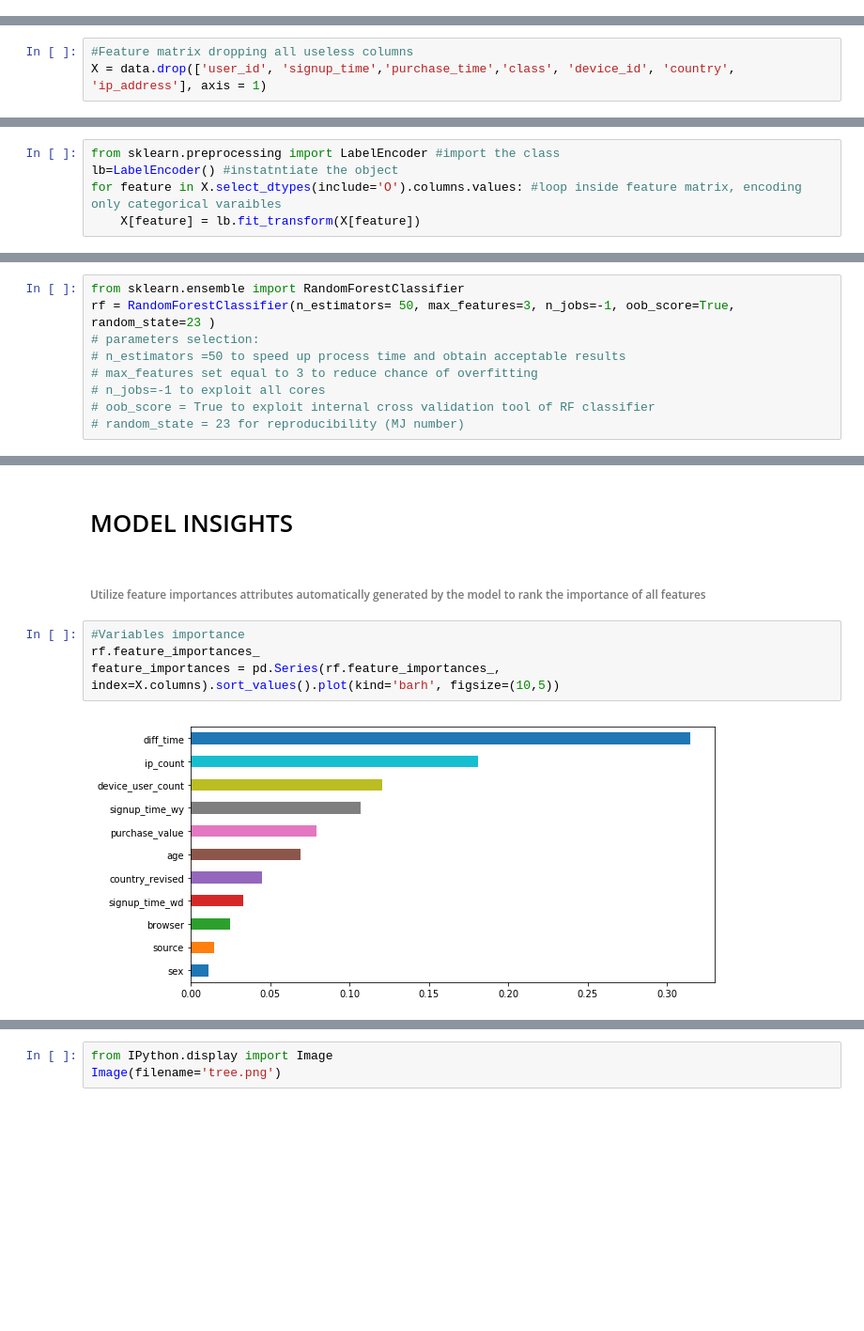
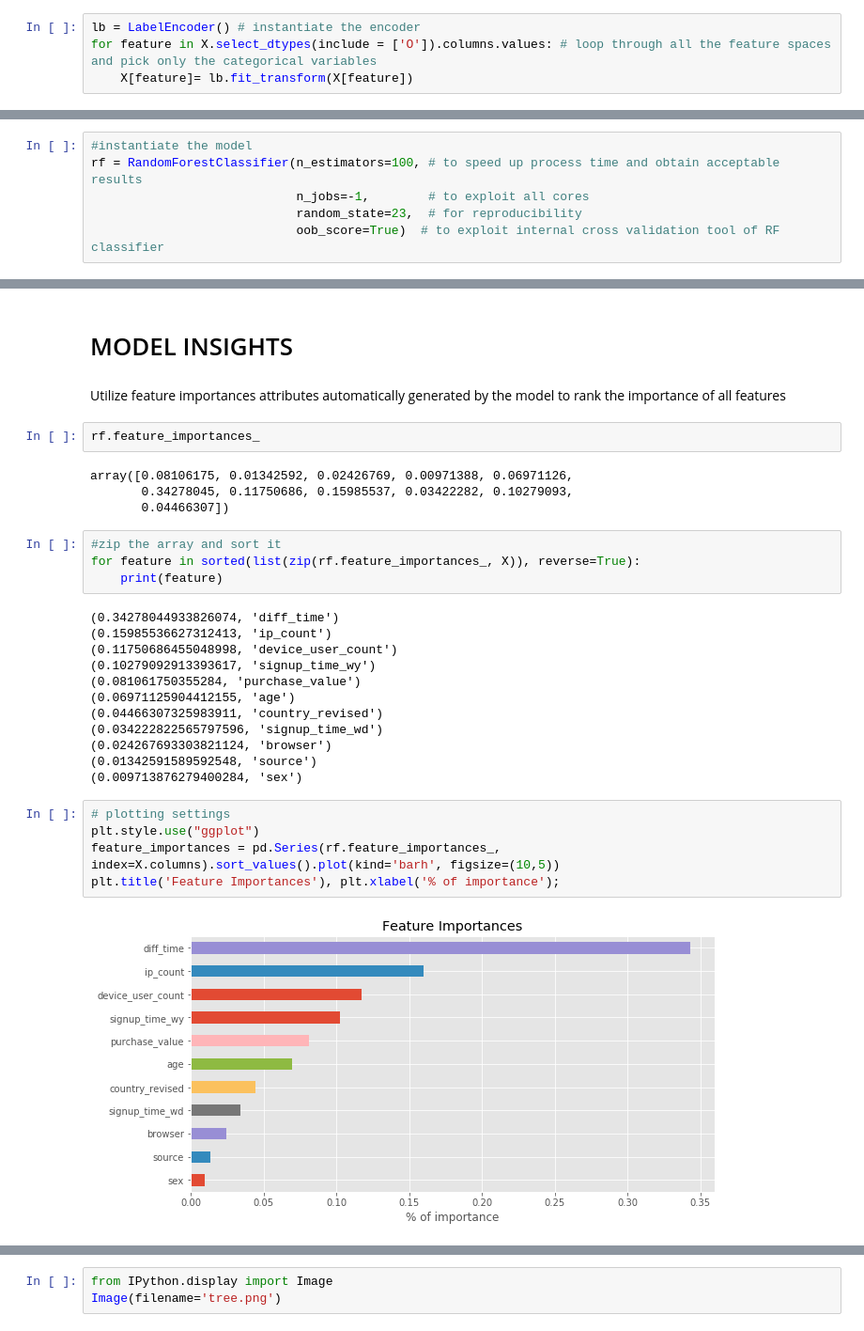
Before and after one commit to bruno-raffa/Fraud-Detection, a Jupyter notebook: Notebook.ipynb, the cells around one changed output, grey strips where cells are left out. Shown at 94% size. Saved outputs shown, nothing was run; the diff lists cells and outputs as text; blank space fills up the shorter version.

```diff
--- a/Notebook.ipynb
+++ b/Notebook.ipynb
@@ -193,0 +246,4 @@ print('% of frauds')
+# %%
+lb = LabelEncoder() # instantiate the encoder
+for feature in X.select_dtypes(include = ['O']).columns.values: # loop through all the feature spaces and pick only the categorical variables
+    X[feature]= lb.fit_transform(X[feature])
@@ -194,6 +283,3 @@ print('% of frauds')
 # %%
 #Response Variable
 y = data['class']
-# %%
-#Feature matrix dropping all useless columns
-X = data.drop(['user_id', 'signup_time','purchase_time','class', 'device_id', 'country', 'ip_address'], axis = 1)
@@ -229,5 +285,0 @@ dtype: int64
-# %%
-from sklearn.preprocessing import LabelEncoder #import the class
-lb=LabelEncoder() #instatntiate the object
-for feature in X.select_dtypes(include='O').columns.values: #loop inside feature matrix, encoding only categorical varaibles
-    X[feature] = lb.fit_transform(X[feature])
@@ -249,12 +293,9 @@ X_train, X_test, y_train, y_test = train_test_split(X,y, test_size = 0.33) # spl
 # %%
-from sklearn.ensemble import RandomForestClassifier
-rf = RandomForestClassifier(n_estimators= 50, max_features=3, n_jobs=-1, oob_score=True, random_state=23 )
-# parameters selection:
-# n_estimators =50 to speed up process time and obtain acceptable results
-# max_features set equal to 3 to reduce chance of overfitting
-# n_jobs=-1 to exploit all cores
-# oob_score = True to exploit internal cross validation tool of RF classifier
-# random_state = 23 for reproducibility (MJ number)
+#instantiate the model
+rf = RandomForestClassifier(n_estimators=100, # to speed up process time and obtain acceptable results
+                            n_jobs=-1,        # to exploit all cores
+                            random_state=23,  # for reproducibility
+                            oob_score=True)  # to exploit internal cross validation tool of RF classifier
 # %%
 # train the model
 rf.fit(X_train, y_train)
@@ -400,10 +435,33 @@ Random Forest AUC = 0.80
 # %% [markdown]
 # MODEL INSIGHTS
 # %% [markdown]
-###### Utilize feature importances attributes automatically generated by the model to rank the importance of all features
+Utilize feature importances attributes automatically generated by the model to rank the importance of all features
+# %%
+rf.feature_importances_
+# %% [output]
+array([0.08106175, 0.01342592, 0.02426769, 0.00971388, 0.06971126,
+       0.34278045, 0.11750686, 0.15985537, 0.03422282, 0.10279093,
+       0.04466307])
+# %%
+#zip the array and sort it
+for feature in sorted(list(zip(rf.feature_importances_, X)), reverse=True):
+    print(feature)
+# %% [output]
+(0.34278044933826074, 'diff_time')
+(0.15985536627312413, 'ip_count')
+(0.11750686455048998, 'device_user_count')
+(0.10279092913393617, 'signup_time_wy')
+(0.081061750355284, 'purchase_value')
+(0.06971125904412155, 'age')
+(0.04466307325983911, 'country_revised')
+(0.034222822565797596, 'signup_time_wd')
+(0.024267693303821124, 'browser')
+(0.01342591589592548, 'source')
+(0.009713876279400284, 'sex')
 # %%
-#Variables importance
-rf.feature_importances_
+# plotting settings
+plt.style.use("ggplot")
 feature_importances = pd.Series(rf.feature_importances_, index=X.columns).sort_values().plot(kind='barh', figsize=(10,5))
+plt.title('Feature Importances'), plt.xlabel('% of importance');
 # %% [output]
-[figure, old version]
+[figure, new version]
```
Also changed, not shown: parts of 113 cells of this notebook.
